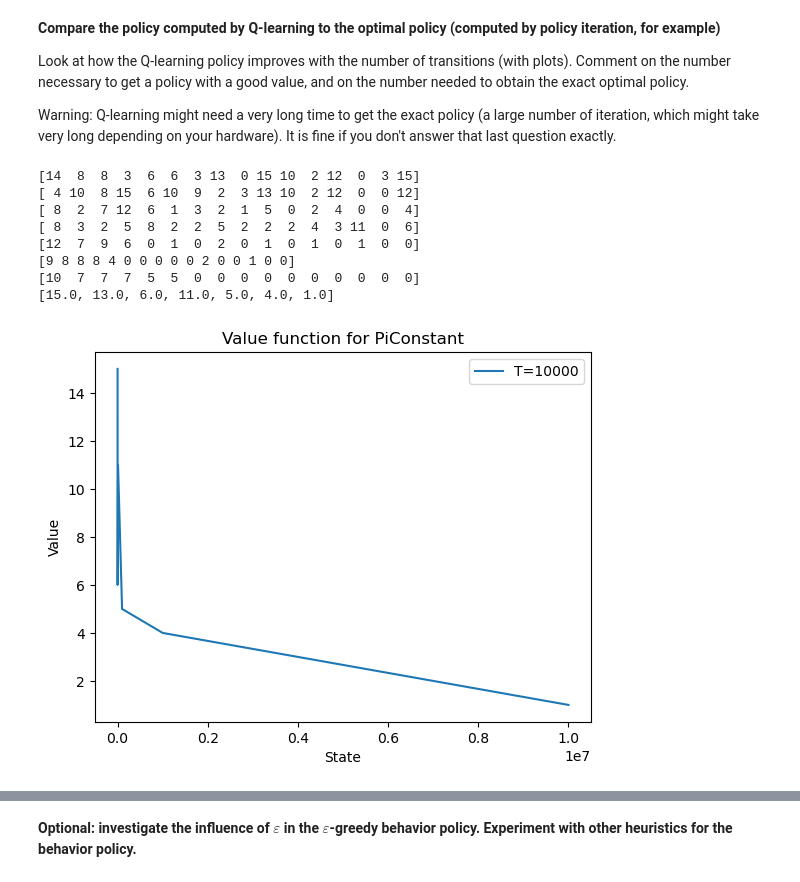
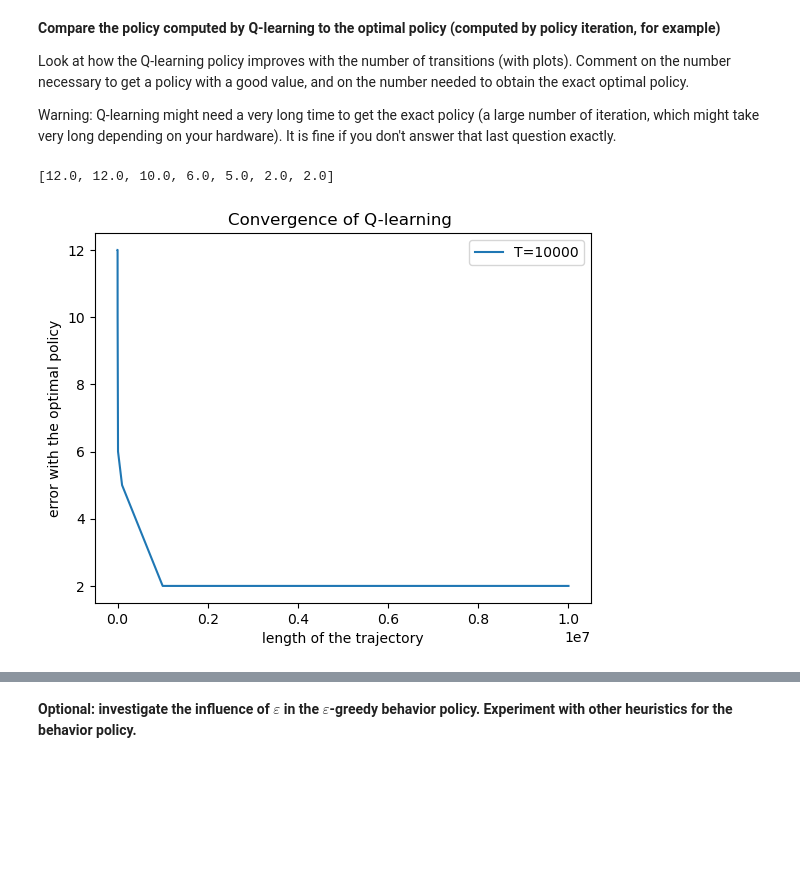
Before and after one commit to benech17/Reinforcement-Learning-SDIA, a Jupyter notebook: TP2/TD0_QLearning.ipynb, the cells around one changed output, grey strips where cells are left out. Saved outputs shown, nothing was run; the diff lists cells and outputs as text; code cells hidden in the pictures; blank space fills up the shorter version.

```diff
--- a/TP2/TD0_QLearning.ipynb
+++ b/TP2/TD0_QLearning.ipynb
@@ -622,30 +646,24 @@ Warning: Q-learning might need a very long time to get the exact policy (a large
 # %%
 q0 = np.random.rand(M+1,M+1)
 T_list=[10**1,10**2,10**3,10**4,10**5,10**6,10**7]
 
 q_list=[]
 pi_list=[]
 for t in T_list:
     q,pi=q_learning(t,q0,0.1)
     q_list.append(q)
     pi_list.append(pi)
+
+Pi_IP, V_IP, nIt_IP = PolicyIteration()
 z=[np.linalg.norm(pi_list[i]-Pi_IP,ord=np.inf) for i in range(len(T_list))]
 print(z)
-Pi_IP, V_IP, nIt_IP = PolicyIteration()
 
 plt.plot(T_list,z,label="T="+str(T_list[i]))
-plt.xlabel("State")
-plt.ylabel("Value")
-plt.title("Value function for PiConstant")
+plt.xlabel("length of the trajectory")
+plt.ylabel("error with the optimal policy")
+plt.title("Convergence of Q-learning ")
 plt.legend()
 plt.show()
 # %% [output]
-[14  8  8  3  6  6  3 13  0 15 10  2 12  0  3 15]
-[ 4 10  8 15  6 10  9  2  3 13 10  2 12  0  0 12]
-[ 8  2  7 12  6  1  3  2  1  5  0  2  4  0  0  4]
-[ 8  3  2  5  8  2  2  5  2  2  2  4  3 11  0  6]
-[12  7  9  6  0  1  0  2  0  1  0  1  0  1  0  0]
-[9 8 8 8 4 0 0 0 0 0 2 0 0 1 0 0]
-[10  7  7  7  5  5  0  0  0  0  0  0  0  0  0  0]
-[15.0, 13.0, 6.0, 11.0, 5.0, 4.0, 1.0]
+[12.0, 12.0, 10.0, 6.0, 5.0, 2.0, 2.0]
-[figure, old version]
+[figure, new version]
```
Also changed, not shown: parts of 23 cells of this notebook.
